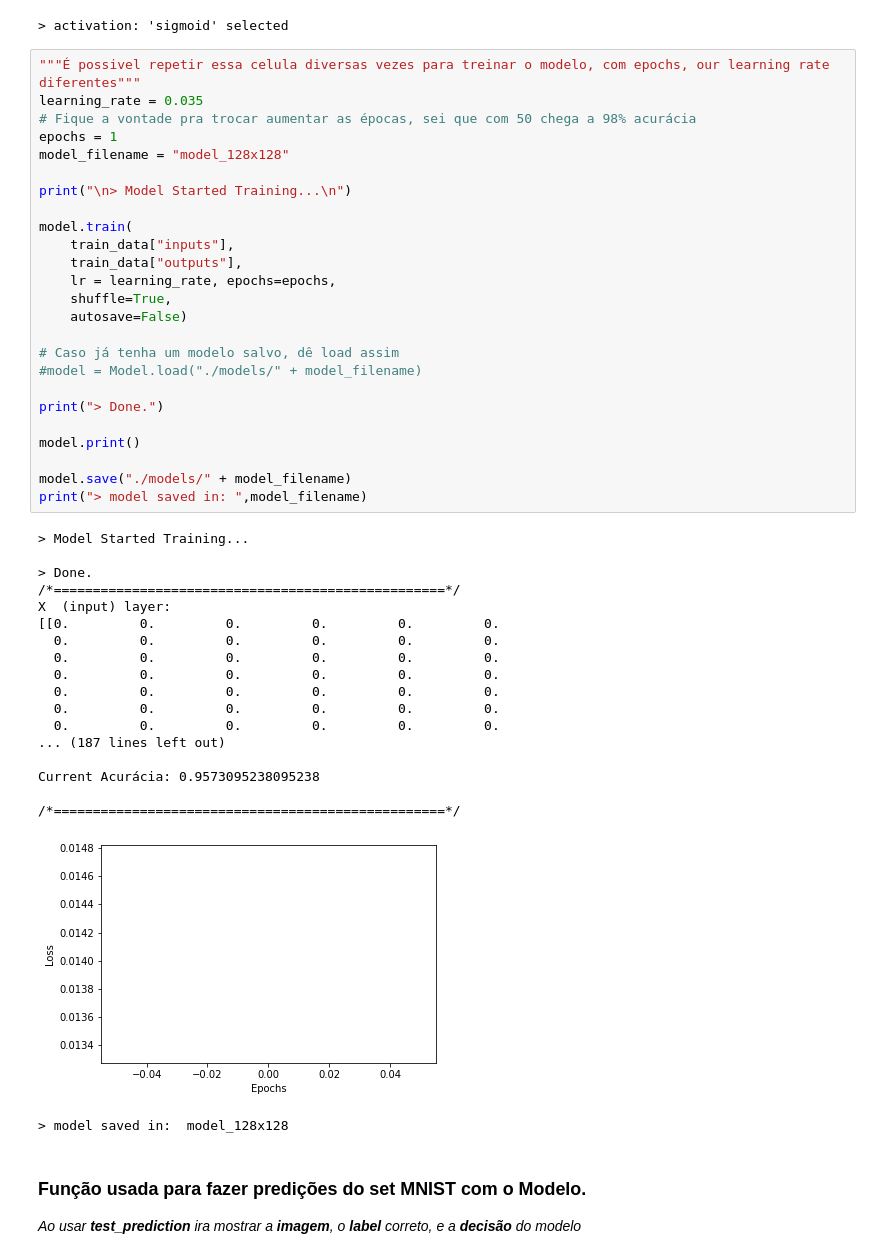
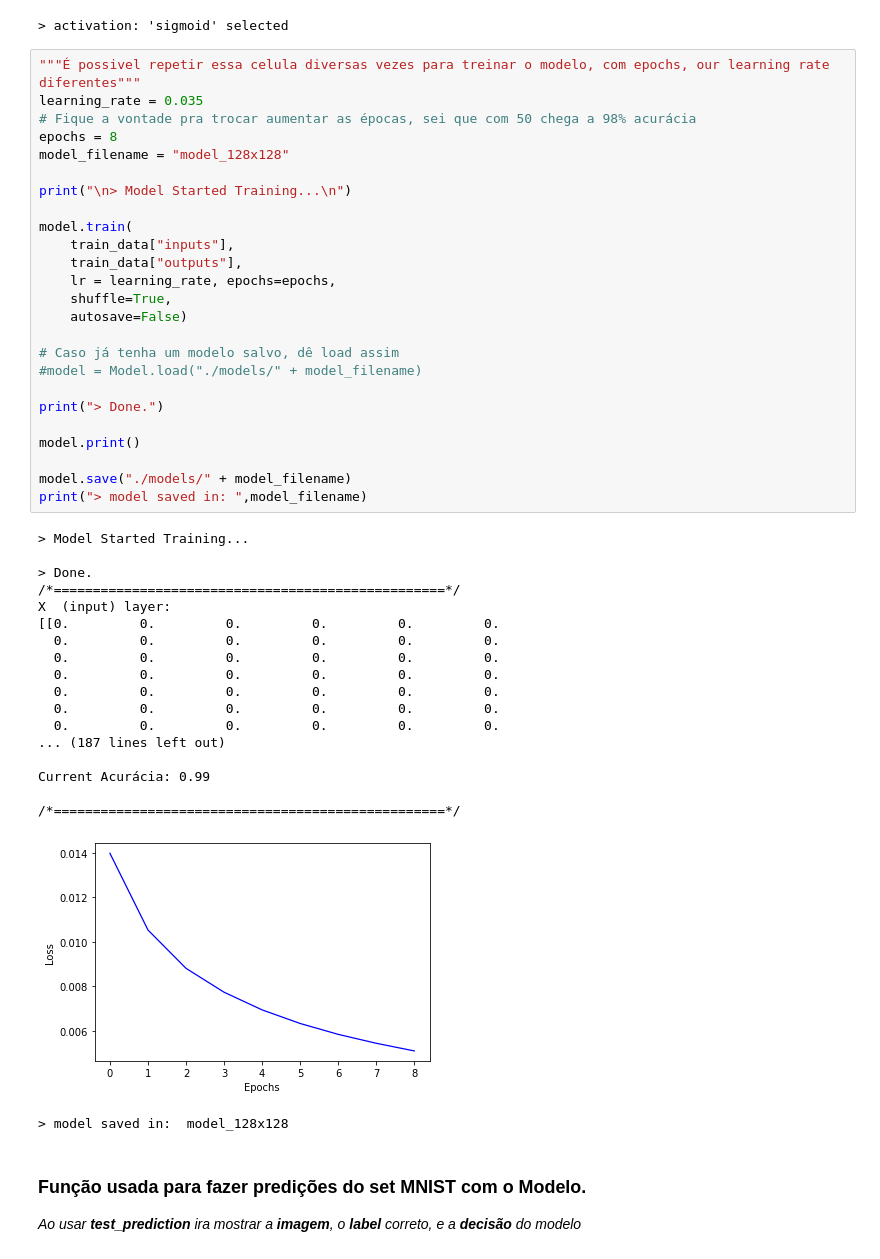
Before and after one commit to evertonse/Custom-DL-Model-using-MNIST, a Jupyter notebook: MNIST Model.ipynb, the cells around one changed output. Saved outputs shown, nothing was run; the diff lists cells and outputs as text.

```diff
--- a/MNIST Model.ipynb
+++ b/MNIST Model.ipynb
@@ -81,7 +81,7 @@ model  = Model((784,128,128,10), activation="sigmoid", verbose=0, wr=(-0.5,0.5))
 """É possivel repetir essa celula diversas vezes para treinar o modelo, com epochs, our learning rate diferentes"""
 learning_rate = 0.035
 # Fique a vontade pra trocar aumentar as épocas, sei que com 50 chega a 98% acurácia
-epochs = 1
+epochs = 8
 model_filename = "model_128x128"
 
 print("\n> Model Started Training...\n")
@@ -92,35 +92,35 @@ model.train(
 	lr = learning_rate, epochs=epochs,
 	shuffle=True,
 	autosave=False)
 
 # Caso já tenha um modelo salvo, dê load assim
 #model = Model.load("./models/" + model_filename)
 
 print("> Done.")
 
 model.print()
 
 model.save("./models/" + model_filename)
 print("> model saved in: ",model_filename)
 # %% [output]
 > Model Started Training...
 
 > Done.
 /*==================================================*/
 X  (input) layer:
 [[0.         0.         0.         0.         0.         0.
   0.         0.         0.         0.         0.         0.
   0.         0.         0.         0.         0.         0.
   0.         0.         0.         0.         0.         0.
   0.         0.         0.         0.         0.         0.
   0.         0.         0.         0.         0.         0.
   0.         0.         0.         0.         0.         0.
 ... (187 lines left out)
 
-Current Acurácia: 0.9573095238095238
+Current Acurácia: 0.99
 
 /*==================================================*/
-[figure, old version]
+[figure, new version]
 > model saved in:  model_128x128
 # %% [markdown]
 ### Função usada para fazer predições do set MNIST com o Modelo.
```
Also changed, not shown: parts of 2 cells of this notebook, 2 other files.
